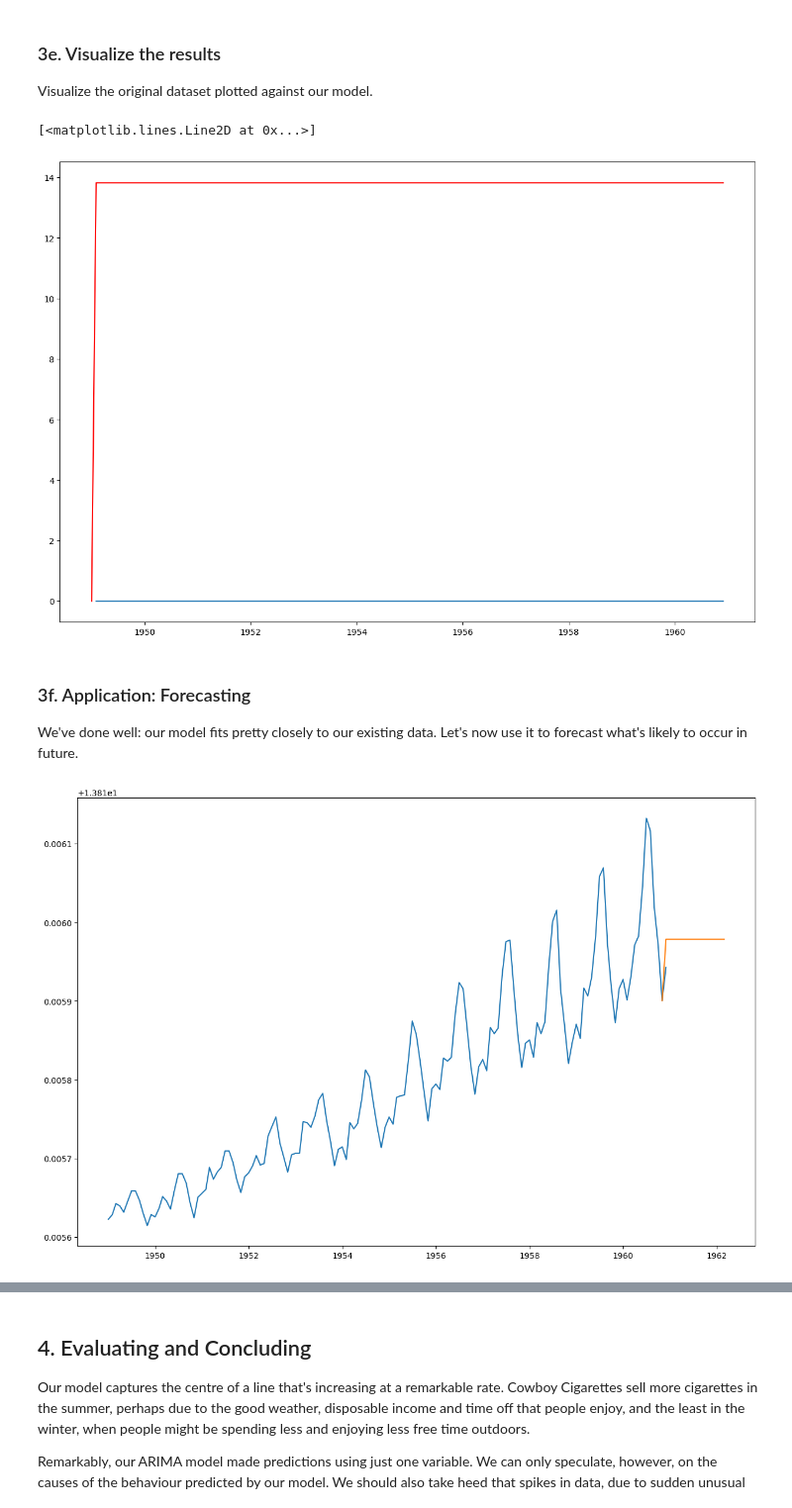
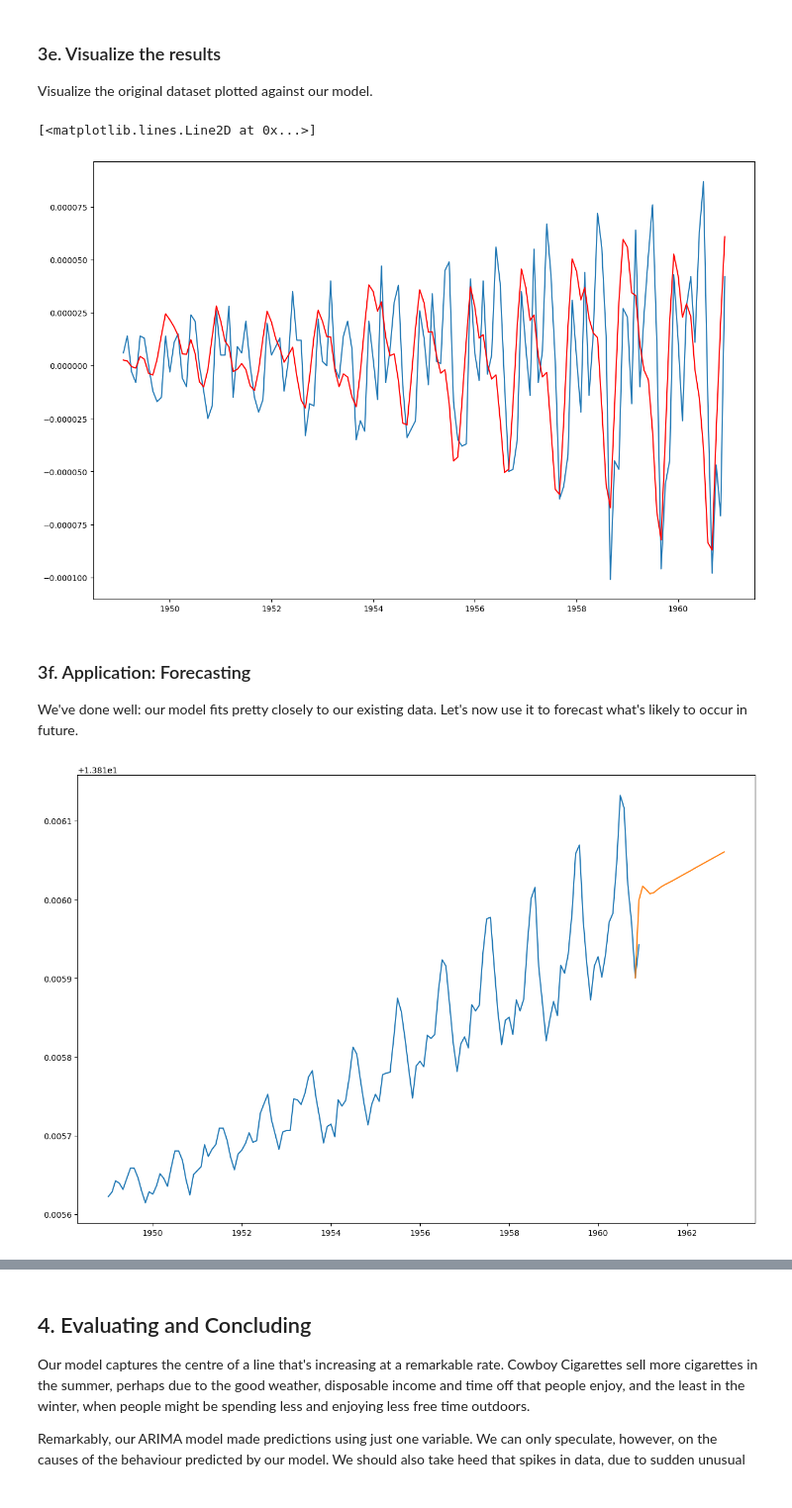
Before and after one commit to hctran1987/Mini-projects, a Jupyter notebook: Cowboys&CigrettesCaseStudy/Cowboy Cigarettes Case Study - Tier 1.ipynb, the cells around one changed output, grey strips where cells are left out. Shown at 99% size. Saved outputs shown, nothing was run; the diff lists cells and outputs as text; code cells hidden in the pictures.

```diff
--- a/Cowboys&CigrettesCaseStudy/Cowboy Cigarettes Case Study - Tier 1.ipynb
+++ b/Cowboys&CigrettesCaseStudy/Cowboy Cigarettes Case Study - Tier 1.ipynb
@@ -385,11 +404,12 @@ Best ARIMANone MSE=inf
 # %% [markdown]
 So the best p,d, q, parameters for our ARIMA model are 2, 1, 1 respectively. Now we know this, we can build the model.
 # %%
-import statsmodels.api as sm
+#import statsmodels.api as sm
+#warnings.filterwarnings("ignore")
 p = 2
 d = 1
 q = 1
-#model = ARIMA(y_log, order=(p,d,q))
-model = sm.tsa.arima.ARIMA(y_log, order=(p,d,q))
+model = ARIMA(y_log, order=(p,d,q))
+#model = sm.tsa.arima.ARIMA(y_log, order=(p,d,q))
 model_fit = model.fit()
 forecast = model_fit.forecast(24)
@@ -430,7 +475,7 @@ plt.plot(y_log.diff())
 plt.plot(model_fit.predict(), color = 'red')
 # %% [output]
 [<matplotlib.lines.Line2D at 0x...>]
-[figure, old version]
+[figure, new version]
 # %% [markdown]
 ### 3f. Application: Forecasting
 
@@ -438,26 +483,26 @@ We've done well: our model fits pretty closely to our existing data. Let's now u
 # %%
 # Declare a variable called forecast_period with the amount of months to forecast, and
 # create a range of future dates that is the length of the periods you've chosen to forecast
-forecast_period = 16
+forecast_period = 24
 date_range = pd.date_range(y_log.index[-1], periods = forecast_period,
               freq='MS').strftime("%Y-%m-%d").tolist()
 
 # Convert that range into a dataframe that includes your predictions
 # First, call DataFrame on pd
 future_months = pd.DataFrame(date_range, columns = ['Month'])
 # Let's now convert the 'Month' column to a datetime object with to_datetime
 future_months['Month'] = pd.to_datetime(future_months['Month'])
 future_months.set_index('Month', inplace = True)
 future_months['Prediction'] = forecast[0]
 
 # Plot your future predictions
 # Call figure() on plt
 plt.figure(figsize=(15,10))
 plt.plot(y_log)
 plt.plot(y_log['Nov 1960'].append(future_months['Prediction']))
 plt.show()
 # %% [output]
-[figure, old version]
+[figure, new version]
 # %%
 # Now plot the original variable y
 # Use the same functions as before
```
Also changed, not shown: parts of 8 cells of this notebook.
